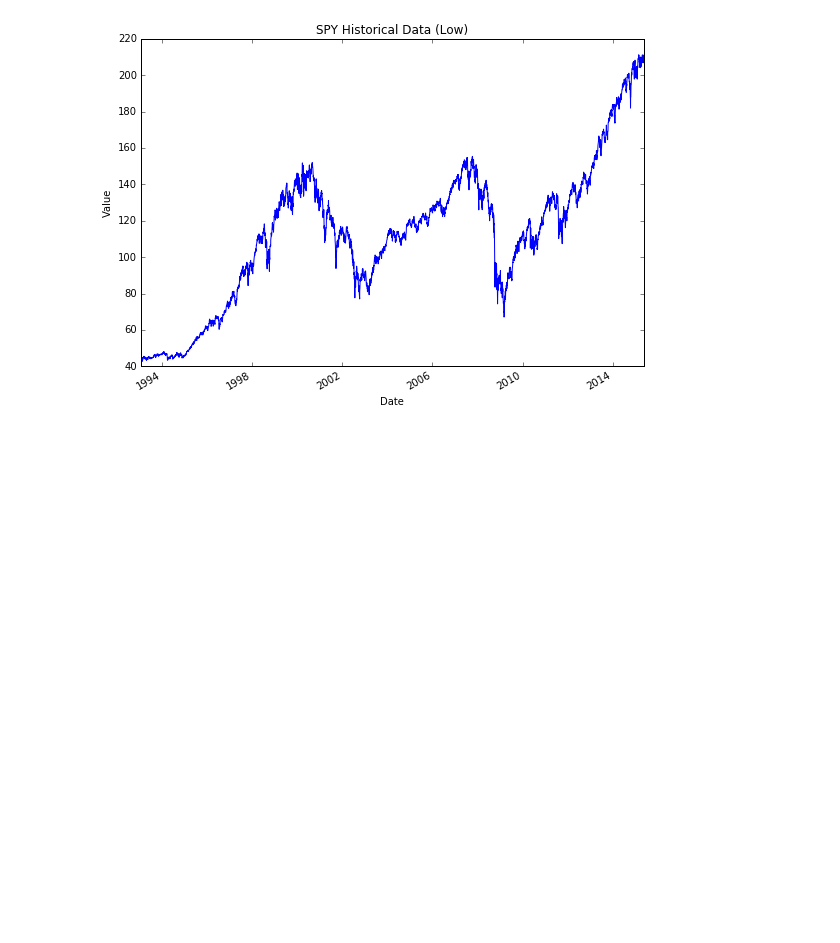
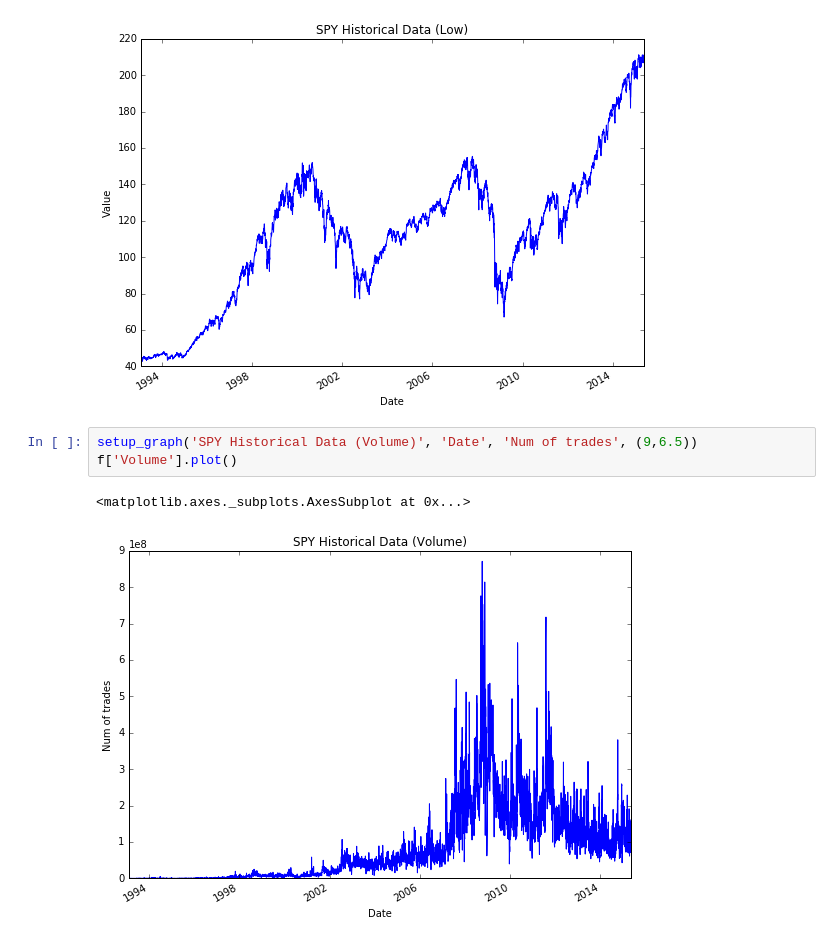
Before and after one commit to Sugarsplash/ece410, a Jupyter notebook: doc/SPY Historical Data.ipynb, the cells around one changed output. Drawn from its saved outputs; the diff is of its cells as text; blank space fills up the shorter version.

Commit message:
added example with google finance, added plot with volume of trades

```diff
--- a/doc/SPY Historical Data.ipynb
+++ b/doc/SPY Historical Data.ipynb
@@ -51,3 +52,9 @@ f['Low'].plot()
 # %% [output]
 <matplotlib.axes._subplots.AxesSubplot at 0x...>
 [figure]
+# %%
+setup_graph('SPY Historical Data (Volume)', 'Date', 'Num of trades', (9,6.5))
+f['Volume'].plot()
+# %% [output]
+<matplotlib.axes._subplots.AxesSubplot at 0x...>
+[figure, added]
```
Also changed, not shown: parts of 2 cells of this notebook.
